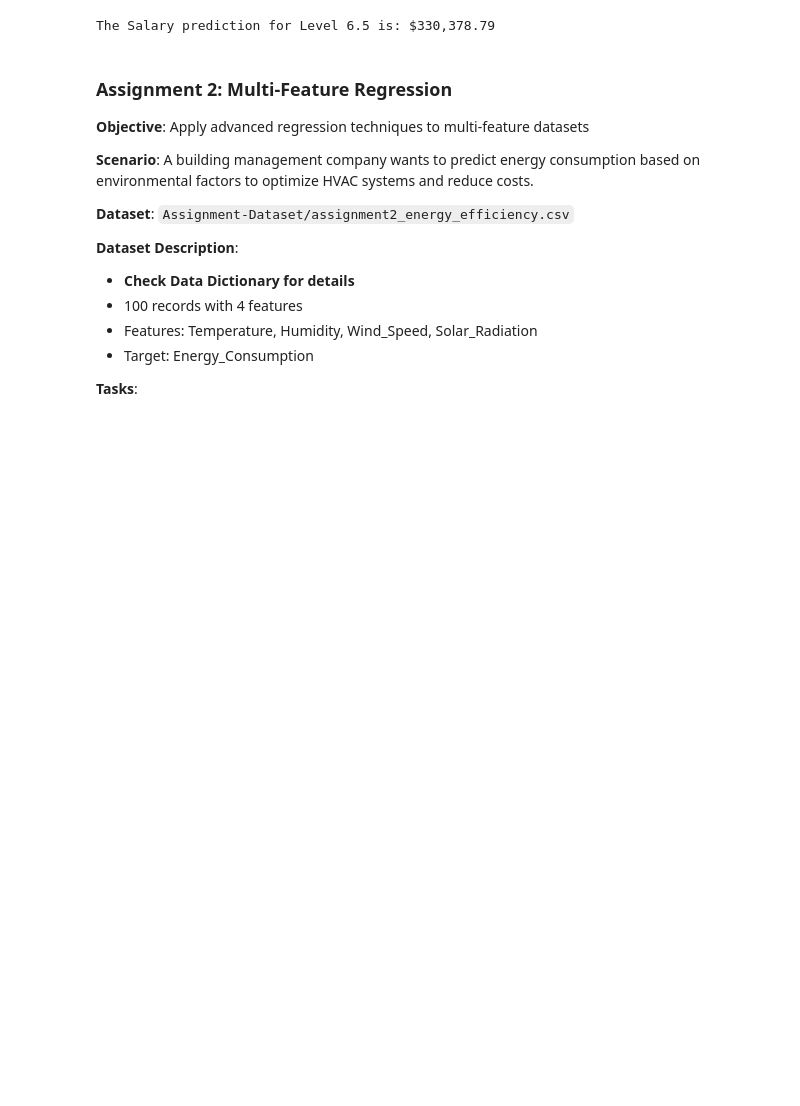
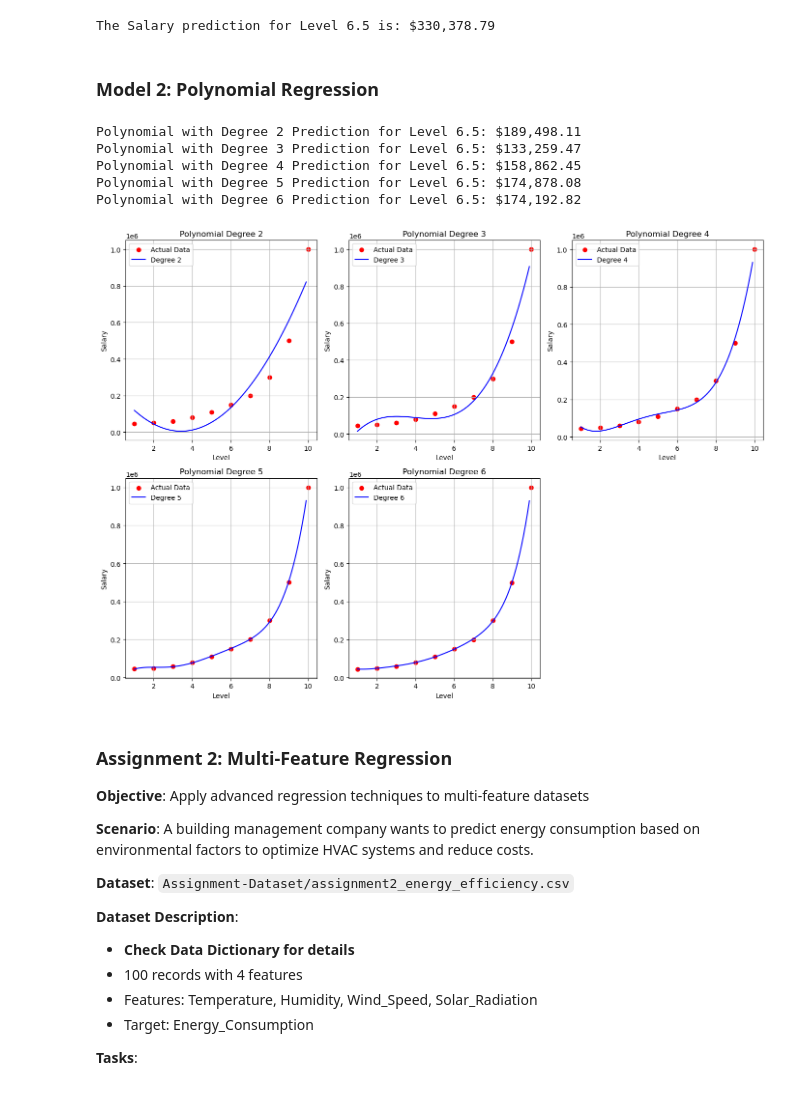
Before and after one commit to Ezerioha-ifeanyi/Week-15-Take-Home, a Jupyter notebook: Take Home.ipynb, the cells around one changed output. Saved outputs shown, nothing was run; the diff lists cells and outputs as text; code cells hidden in the pictures; blank space fills up the shorter version.

```diff
--- a/Take Home.ipynb
+++ b/Take Home.ipynb
@@ -651,6 +651,56 @@ lin_sal_pred = salary_lin_reg.predict([[6.5]])
 print(f"The Salary prediction for Level 6.5 is: ${lin_sal_pred[0]:,.2f}")
 # %% [output]
 The Salary prediction for Level 6.5 is: $330,378.79
+# %% [markdown]
+### Model 2: Polynomial Regression
+# %%
+from sklearn.preprocessing import PolynomialFeatures
+
+# Define the degrees to test
+degrees = [2, 3, 4, 5, 6]
+
+plt.figure(figsize=(14, 10))
+
+# Loop through each degree
+for i, degree in enumerate(degrees):
+    # Prepare Polynomial Features
+    poly_reg = PolynomialFeatures(degree=degree)
+    X_poly = poly_reg.fit_transform(salary_X)
+
+    # Train the Model
+    sal_lin_reg_poly = LinearRegression()
+    sal_lin_reg_poly.fit(X_poly, salary_Y)
+
+    # Predict salary for position Level 6.5
+    poly_sal_pred = sal_lin_reg_poly.predict(poly_reg.fit_transform([[6.5]]))
+
+    # Visualization Setup
+    plt.subplot(2, 3, i+1) # Create a subplot grid
+    plt.scatter(salary_X, salary_Y, color='red', label='Actual Data')
+
+    # Create a smooth curve for plotting
+    X_grid = np.arange(min(salary_X), max(salary_X), 0.1).reshape(-1, 1)
+    plt.plot(X_grid, sal_lin_reg_poly.predict(poly_reg.fit_transform(X_grid)),
+             color='blue', label=f'Degree {degree}')
+
+    plt.title(f'Polynomial Degree {degree}', fontsize=12)
+    plt.xlabel('Level')
+    plt.ylabel('Salary')
+    plt.legend()
+    plt.grid(True)
+
+    # Print the prediction for different degrees
+    print(f"Polynomial with Degree {degree} Prediction for Level 6.5: ${poly_sal_pred[0]:,.2f}")
+
+plt.tight_layout()
+plt.show()
+# %% [output]
+Polynomial with Degree 2 Prediction for Level 6.5: $189,498.11
+Polynomial with Degree 3 Prediction for Level 6.5: $133,259.47
+Polynomial with Degree 4 Prediction for Level 6.5: $158,862.45
+Polynomial with Degree 5 Prediction for Level 6.5: $174,878.08
+Polynomial with Degree 6 Prediction for Level 6.5: $174,192.82
+[figure, added]
 # %% [markdown]
 ### Assignment 2: Multi-Feature Regression
 **Objective**: Apply advanced regression techniques to multi-feature datasets
```
